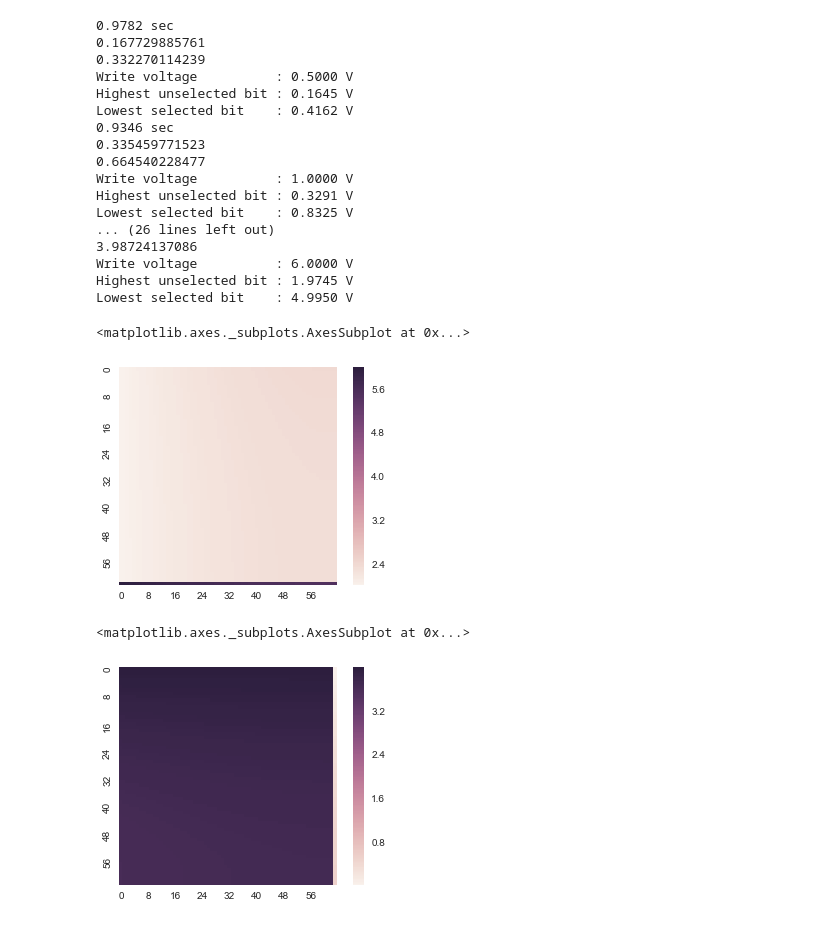
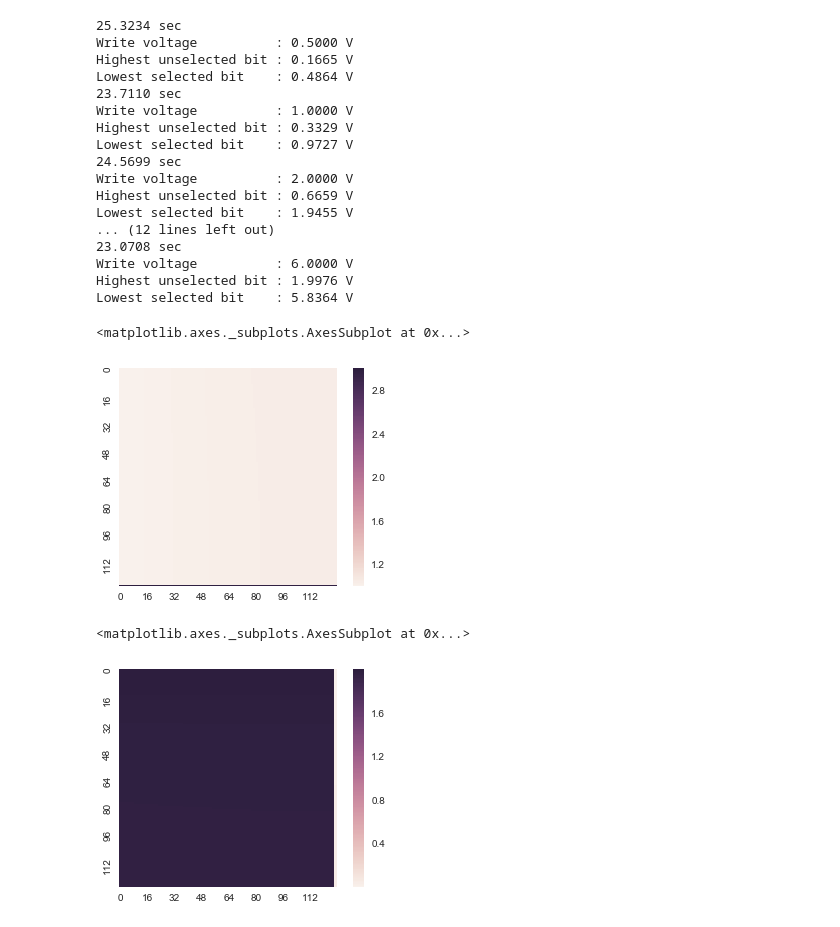
Before and after one commit to jzmnd/RRAM_network_analysis_model, a Jupyter notebook: model.ipynb, the cells around one changed output. Cells and saved outputs as stored; diff of their text form; code cells hidden in the pictures.

```diff
--- a/model.ipynb
+++ b/model.ipynb
@@ -10,13 +10,16 @@ from condlib import conductance_matrix_WRITE
 from timeit import default_timer as timer
 # %%
 # Memory array parameters
-rL = 12
-rHRS = 1e5
-n = 64
+rL = 4.8
+rHRS = 1e6
+n = 128
 vWrite = [0.5, 1.0, 2.0, 3.0, 4.0, 5.0, 6.0]
 # %%
 hubList = []
 lsbList = []
+WLvoltagesList = []
+BLvoltagesList = []
+cellVoltagesList = []
 # %%
 for v in vWrite:
     # Voltages for BLs and WLs (V/3 write scheme in this case)
@@ -36,47 +39,50 @@ for v in vWrite:
     voltages = spsolve(conductancematrix, iinvector)
     stop_t = timer()
 
-    print "{:.4f} sec".format(stop_t - start_t)
-
+    # Separate WL and BL nodes and calculate cell voltages
     WLvoltages = voltages[:n*n].reshape((n, n))
     BLvoltages = voltages[n*n:].reshape((n, n))
+    WLvoltagesList.append(WLvoltages)
+    BLvoltagesList.append(BLvoltages)
 
-    print WLvoltages[0][0]
-    print BLvoltages[0][0]
+    cellVoltages = abs(BLvoltages - WLvoltages)
+    cellVoltagesList.append(cellVoltages)
 
-    hub = abs(BLvoltages[0][0] - WLvoltages[0][0])
-    lsb = abs(BLvoltages[n-1][n-1] - WLvoltages[n-1][n-1])
+    # Calculate Highest Unselected Bit and Lowest Selected Bit
+    hub = cellVoltages[0][0]
+    lsb = cellVoltages[n-1][n-1]
     hubList.append(hub)
     lsbList.append(lsb)
 
+    print "{:.4f} sec".format(stop_t - start_t)
     print "Write voltage          : {:.4f} V".format(v)
     print "Highest unselected bit : {:.4f} V".format(hub)
     print "Lowest selected bit    : {:.4f} V".format(lsb)
 # %% [output]
-0.9782 sec
-0.167729885761
-0.332270114239
+25.3234 sec
 Write voltage          : 0.5000 V
-Highest unselected bit : 0.1645 V
-Lowest selected bit    : 0.4162 V
-0.9346 sec
-0.335459771523
-0.664540228477
+Highest unselected bit : 0.1665 V
+Lowest selected bit    : 0.4864 V
+23.7110 sec
 Write voltage          : 1.0000 V
-Highest unselected bit : 0.3291 V
-Lowest selected bit    : 0.8325 V
-... (26 lines left out)
-3.98724137086
+Highest unselected bit : 0.3329 V
+Lowest selected bit    : 0.9727 V
+24.5699 sec
+Write voltage          : 2.0000 V
+Highest unselected bit : 0.6659 V
+Lowest selected bit    : 1.9455 V
+... (12 lines left out)
+23.0708 sec
 Write voltage          : 6.0000 V
-Highest unselected bit : 1.9745 V
-Lowest selected bit    : 4.9950 V
+Highest unselected bit : 1.9976 V
+Lowest selected bit    : 5.8364 V
 # %%
-sns.heatmap(WLvoltages, square=True, xticklabels=n/8, yticklabels=n/8)
+sns.heatmap(WLvoltagesList[3], square=True, xticklabels=n/8, yticklabels=n/8)
 # %% [output]
 <matplotlib.axes._subplots.AxesSubplot at 0x...>
-[figure, old version]
+[figure, new version]
 # %%
-sns.heatmap(BLvoltages, square=True, xticklabels=n/8, yticklabels=n/8)
+sns.heatmap(BLvoltagesList[3], square=True, xticklabels=n/8, yticklabels=n/8)
 # %% [output]
 <matplotlib.axes._subplots.AxesSubplot at 0x...>
-[figure, old version]
+[figure, new version]
```
Also changed, not shown: parts of 3 cells of this notebook.
